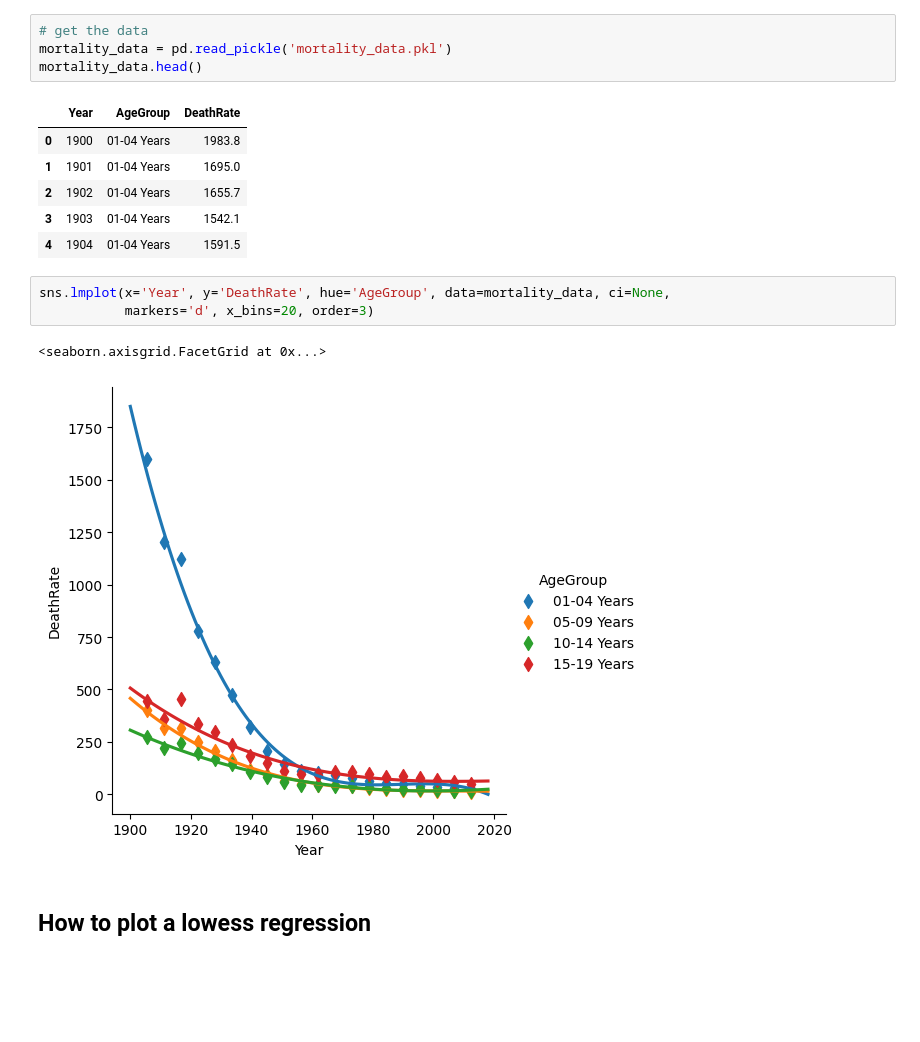
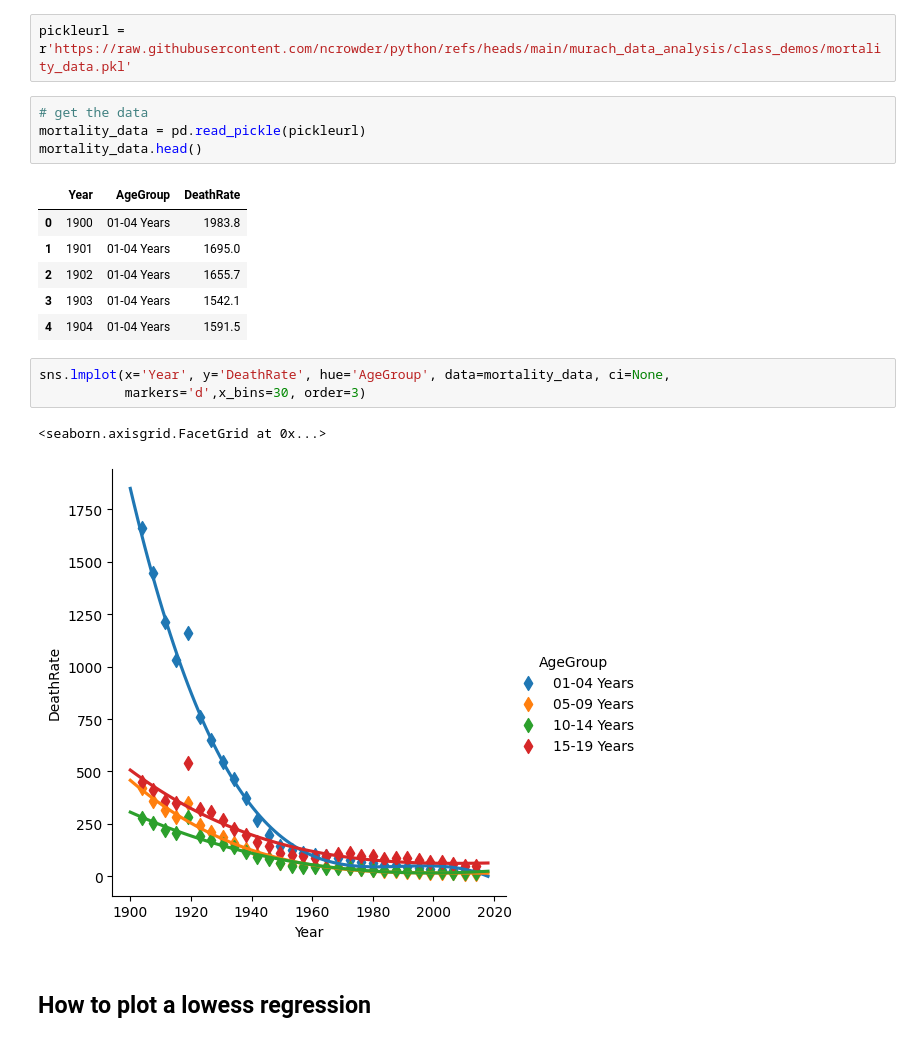
Before and after one commit to ncrowder/python, a Jupyter notebook: murach_data_analysis/class_demos/regression.ipynb, the cells around one changed output. Cells and saved outputs as stored; diff of their text form; blank space fills up the shorter version.

```diff
--- a/murach_data_analysis/class_demos/regression.ipynb
+++ b/murach_data_analysis/class_demos/regression.ipynb
@@ -283,8 +317,10 @@ Coefficients: [[1.60767469e-06]]
 # %% [markdown]
 ## How to plot a polynormal regression
+# %%
+pickleurl = r'https://raw.githubusercontent.com/ncrowder/python/refs/heads/main/murach_data_analysis/class_demos/mortality_data.pkl'
 # %%
 # get the data
-mortality_data = pd.read_pickle('mortality_data.pkl')
+mortality_data = pd.read_pickle(pickleurl)
 mortality_data.head()
 # %% [output]
 |  | Year | AgeGroup | DeathRate |
@@ -295,10 +331,10 @@ mortality_data.head()
 | 4 | 1904 | 01-04 Years | 1591.5 |
 # %%
 sns.lmplot(x='Year', y='DeathRate', hue='AgeGroup', data=mortality_data, ci=None,
-           markers='d', x_bins=20, order=3)
+           markers='d',x_bins=30, order=3)
 # %% [output]
 <seaborn.axisgrid.FacetGrid at 0x...>
-[figure, old version]
+[figure, new version]
 # %% [markdown]
 ## How to plot a lowess regression
 # %%
```
Also changed, not shown: parts of 5 cells of this notebook.
